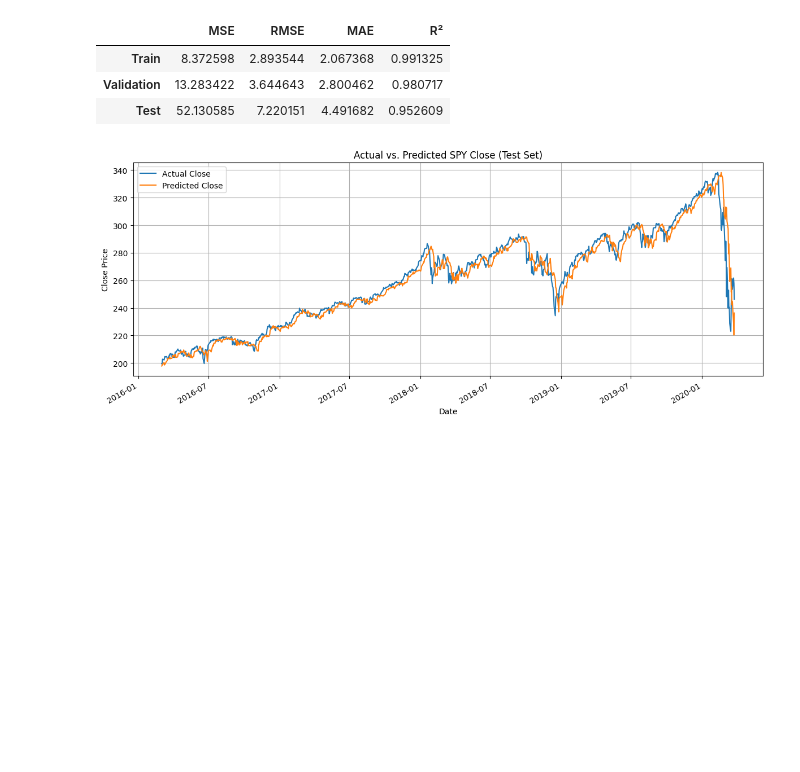
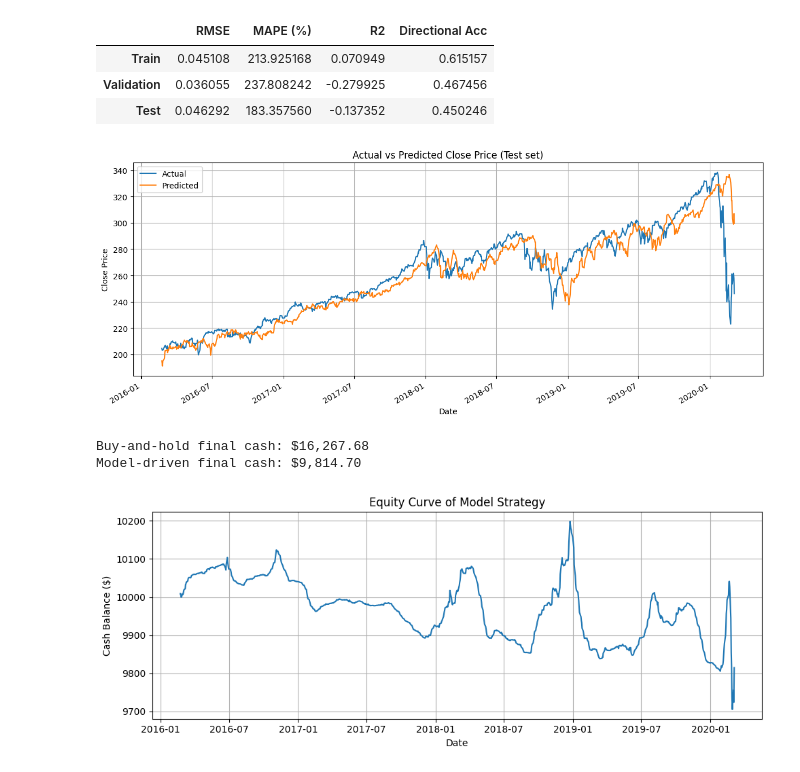
Before and after one commit to adamgj3030/Stock_Prediction, a Jupyter notebook: models/linear_regression.ipynb, the cells around one changed output. Drawn from its saved outputs; the diff is of its cells as text; code cells hidden in the pictures; blank space fills up the shorter version.

```diff
--- a/models/linear_regression.ipynb
+++ b/models/linear_regression.ipynb
@@ -85,22 +79,60 @@ def run_linear_regression(csv_file, lag = 15, forecast = 5):
+# %%
+def calculate_cash_balance(file_path, y_pred_test, notional=10000, lag=15, forecast=5):
+    """Compute final cash values for model-driven and buy-and-hold strategies."""
+    df, _, _, _ = preprocess_data(file_path, lag, forecast)
+    test_start = int(len(df) * 0.85)
+    df_test = df.iloc[test_start:].reset_index(drop=True)
+    price  = df_test['Close'].values
+    target = df_test['target'].values
+    ret_pred   = (y_pred_test - price) / price
+    ret_actual = (target - price) / price
+    pnl = notional * ret_pred * ret_actual
+    model_final_cash = notional + pnl.sum()
+    buy_hold_cash    = notional * (price[-1] / price[0])
+    return model_final_cash, buy_hold_cash, pnl
 # %%
-# Visualize results
-metrics, model, dates_test, y_test, y_pred_test = run_linear_regression('../data/etfs/SPY.csv')
-df_metrics = pd.DataFrame.from_dict(metrics, orient='index')
-display(df_metrics)
+# Main execution for testing
+file_path = '../data/etfs/SPY.csv'
+lag = 60
+forecast = 20
 
-actual = pd.Series(y_test.values, index=dates_test, name='Actual Close')
-pred   = pd.Series(y_pred_test,       index=dates_test, name='Predicted Close')
-plot_df = pd.concat([actual, pred], axis=1)
+metrics, model, dates_test, y_test, y_pred_test = run_linear_model(file_path, lag, forecast)
+metrics_df = pd.DataFrame.from_dict(metrics, orient='index')
+display(metrics_df)
 
-ax = plot_df.plot(figsize=(12,5), grid=True)
-ax.set_title("Actual vs. Predicted SPY Close (Test Set)")
+# Plot actual vs predicted
+actual_series = pd.Series(y_test.values, index=dates_test, name='Actual')
+pred_series   = pd.Series(y_pred_test,     index=dates_test, name='Predicted')
+plot_df = pd.concat([actual_series, pred_series], axis=1)
+ax = plot_df.plot(figsize=(12, 5), grid=True)
+ax.set_title("Actual vs Predicted Close Price (Test set)")
 ax.set_xlabel("Date")
 ax.set_ylabel("Close Price")
 plt.tight_layout()
 plt.show()
+
+# Cash balance comparison
+notional = 10000
+model_cash, buy_hold_cash, pnl = calculate_cash_balance(file_path, y_pred_test, notional, lag, forecast)
+print(f"Buy-and-hold final cash: ${buy_hold_cash:,.2f}")
+print(f"Model-driven final cash: ${model_cash:,.2f}")
+
+# Equity curve
+equity = notional + np.cumsum(pnl)
+plt.figure(figsize=(10, 4))
+plt.plot(dates_test, equity)
+plt.title("Equity Curve of Model Strategy")
+plt.xlabel("Date")
+plt.ylabel("Cash Balance ($)")
+plt.grid(True)
+plt.tight_layout()
+plt.show()
 # %% [output]
-|  | MSE | RMSE | MAE | R² |
-| Train | 8.372598 | 2.893544 | 2.067368 | 0.991325 |
-| Validation | 13.283422 | 3.644643 | 2.800462 | 0.980717 |
-| Test | 52.130585 | 7.220151 | 4.491682 | 0.952609 |
+|  | RMSE | MAPE (%) | R2 | Directional Acc |
+| Train | 0.045108 | 213.925168 | 0.070949 | 0.615157 |
+| Validation | 0.036055 | 237.808242 | -0.279925 | 0.467456 |
+| Test | 0.046292 | 183.357560 | -0.137352 | 0.450246 |
-[figure, old version]
+[figure, new version]
+Buy-and-hold final cash: $16,267.68
+Model-driven final cash: $9,814.70
+[figure, added]
```
Also changed, not shown: parts of 7 cells of this notebook, 1 other file.
